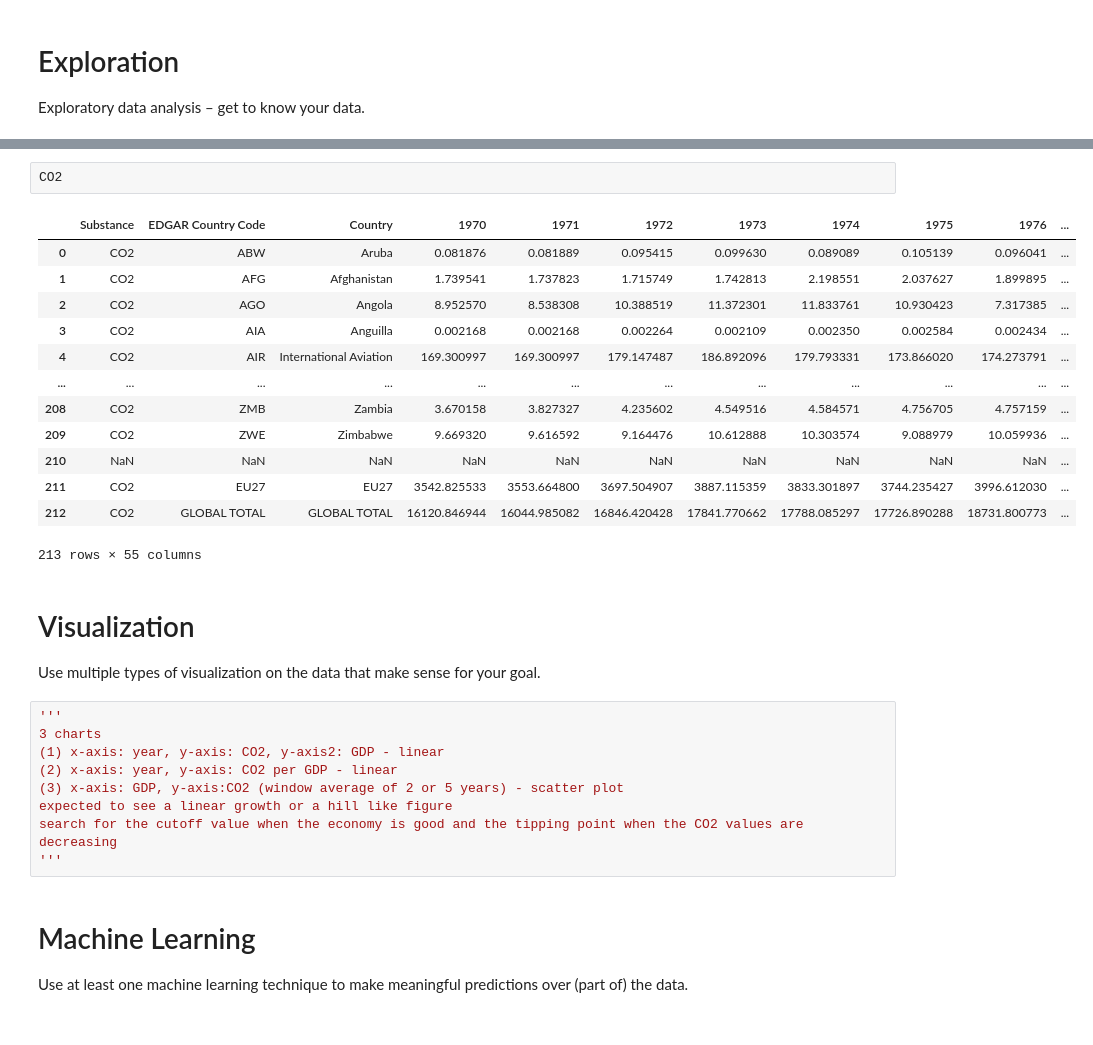
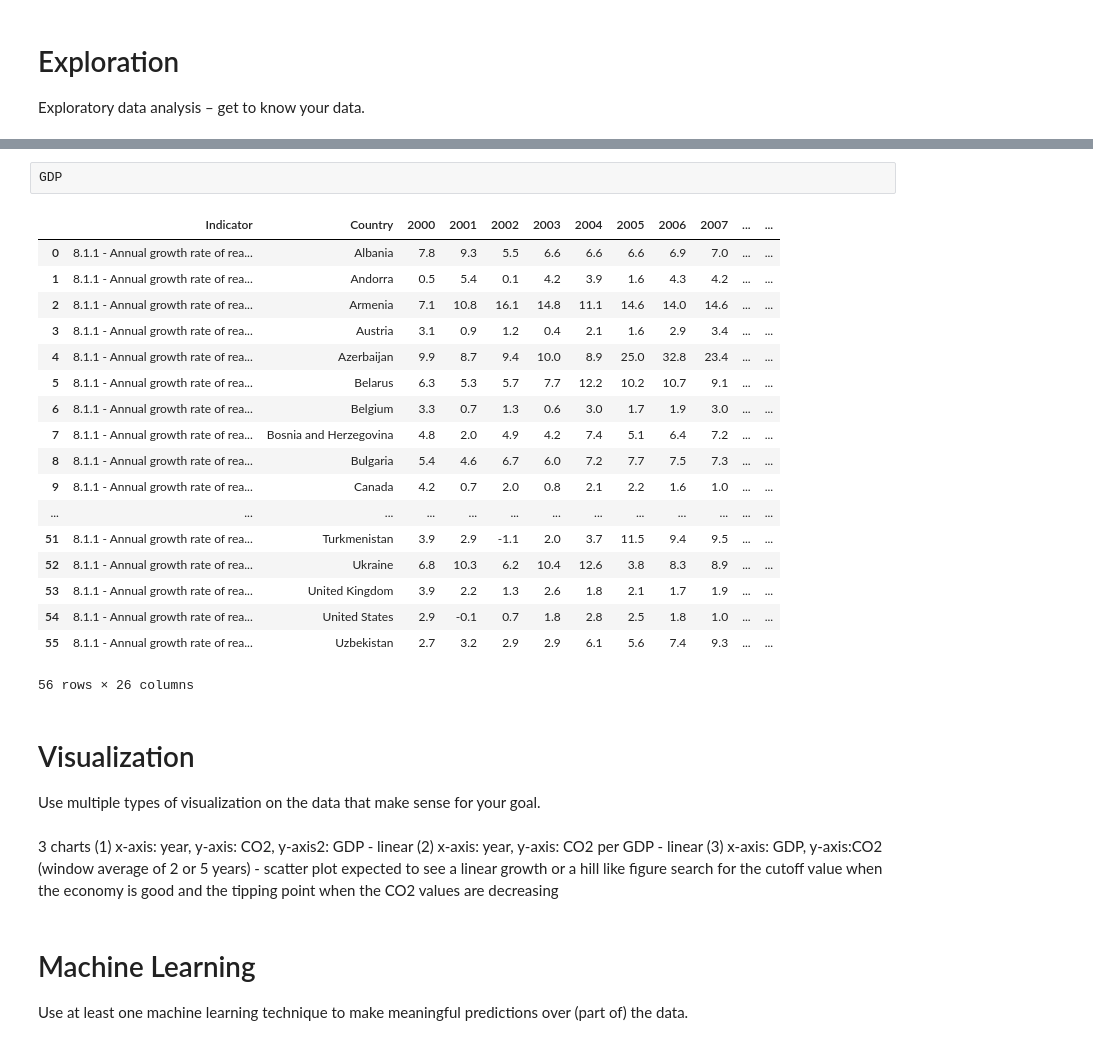
Before and after one commit to HAngerla/EPA112A_G1_W2024, a Jupyter notebook: src/EPA112A_project_group_groupOne.ipynb, the cells around one changed output, grey strips where cells are left out. Saved outputs shown, nothing was run; the diff lists cells and outputs as text.

```diff
--- a/src/EPA112A_project_group_groupOne.ipynb
+++ b/src/EPA112A_project_group_groupOne.ipynb
@@ -57,31 +94,34 @@ GDP.shape
 # %%
-CO2
+GDP
 # %% [output]
-|  | Substance | EDGAR Country Code | Country | 1970 | 1971 | 1972 | 1973 | 1974 | 1975 | 1976 | ... |
-| 0 | CO2 | ABW | Aruba | 0.081876 | 0.081889 | 0.095415 | 0.099630 | 0.089089 | 0.105139 | 0.096041 | ... |
-| 1 | CO2 | AFG | Afghanistan | 1.739541 | 1.737823 | 1.715749 | 1.742813 | 2.198551 | 2.037627 | 1.899895 | ... |
-| 2 | CO2 | AGO | Angola | 8.952570 | 8.538308 | 10.388519 | 11.372301 | 11.833761 | 10.930423 | 7.317385 | ... |
-| 3 | CO2 | AIA | Anguilla | 0.002168 | 0.002168 | 0.002264 | 0.002109 | 0.002350 | 0.002584 | 0.002434 | ... |
-| 4 | CO2 | AIR | International Aviation | 169.300997 | 169.300997 | 179.147487 | 186.892096 | 179.793331 | 173.866020 | 174.273791 | ... |
-| ... | ... | ... | ... | ... | ... | ... | ... | ... | ... | ... | ... |
-| 208 | CO2 | ZMB | Zambia | 3.670158 | 3.827327 | 4.235602 | 4.549516 | 4.584571 | 4.756705 | 4.757159 | ... |
-| 209 | CO2 | ZWE | Zimbabwe | 9.669320 | 9.616592 | 9.164476 | 10.612888 | 10.303574 | 9.088979 | 10.059936 | ... |
-| 210 | NaN | NaN | NaN | NaN | NaN | NaN | NaN | NaN | NaN | NaN | ... |
-| 211 | CO2 | EU27 | EU27 | 3542.825533 | 3553.664800 | 3697.504907 | 3887.115359 | 3833.301897 | 3744.235427 | 3996.612030 | ... |
-| 212 | CO2 | GLOBAL TOTAL | GLOBAL TOTAL | 16120.846944 | 16044.985082 | 16846.420428 | 17841.770662 | 17788.085297 | 17726.890288 | 18731.800773 | ... |
+|  | Indicator | Country | 2000 | 2001 | 2002 | 2003 | 2004 | 2005 | 2006 | 2007 | ... | ... |
+| 0 | 8.1.1 - Annual growth rate of rea... | Albania | 7.8 | 9.3 | 5.5 | 6.6 | 6.6 | 6.6 | 6.9 | 7.0 | ... | ... |
+| 1 | 8.1.1 - Annual growth rate of rea... | Andorra | 0.5 | 5.4 | 0.1 | 4.2 | 3.9 | 1.6 | 4.3 | 4.2 | ... | ... |
+| 2 | 8.1.1 - Annual growth rate of rea... | Armenia | 7.1 | 10.8 | 16.1 | 14.8 | 11.1 | 14.6 | 14.0 | 14.6 | ... | ... |
+| 3 | 8.1.1 - Annual growth rate of rea... | Austria | 3.1 | 0.9 | 1.2 | 0.4 | 2.1 | 1.6 | 2.9 | 3.4 | ... | ... |
+| 4 | 8.1.1 - Annual growth rate of rea... | Azerbaijan | 9.9 | 8.7 | 9.4 | 10.0 | 8.9 | 25.0 | 32.8 | 23.4 | ... | ... |
+| 5 | 8.1.1 - Annual growth rate of rea... | Belarus | 6.3 | 5.3 | 5.7 | 7.7 | 12.2 | 10.2 | 10.7 | 9.1 | ... | ... |
+| 6 | 8.1.1 - Annual growth rate of rea... | Belgium | 3.3 | 0.7 | 1.3 | 0.6 | 3.0 | 1.7 | 1.9 | 3.0 | ... | ... |
+| 7 | 8.1.1 - Annual growth rate of rea... | Bosnia and Herzegovina | 4.8 | 2.0 | 4.9 | 4.2 | 7.4 | 5.1 | 6.4 | 7.2 | ... | ... |
+| 8 | 8.1.1 - Annual growth rate of rea... | Bulgaria | 5.4 | 4.6 | 6.7 | 6.0 | 7.2 | 7.7 | 7.5 | 7.3 | ... | ... |
+| 9 | 8.1.1 - Annual growth rate of rea... | Canada | 4.2 | 0.7 | 2.0 | 0.8 | 2.1 | 2.2 | 1.6 | 1.0 | ... | ... |
+| ... | ... | ... | ... | ... | ... | ... | ... | ... | ... | ... | ... | ... |
+| 51 | 8.1.1 - Annual growth rate of rea... | Turkmenistan | 3.9 | 2.9 | -1.1 | 2.0 | 3.7 | 11.5 | 9.4 | 9.5 | ... | ... |
+| 52 | 8.1.1 - Annual growth rate of rea... | Ukraine | 6.8 | 10.3 | 6.2 | 10.4 | 12.6 | 3.8 | 8.3 | 8.9 | ... | ... |
+| 53 | 8.1.1 - Annual growth rate of rea... | United Kingdom | 3.9 | 2.2 | 1.3 | 2.6 | 1.8 | 2.1 | 1.7 | 1.9 | ... | ... |
+| 54 | 8.1.1 - Annual growth rate of rea... | United States | 2.9 | -0.1 | 0.7 | 1.8 | 2.8 | 2.5 | 1.8 | 1.0 | ... | ... |
+| 55 | 8.1.1 - Annual growth rate of rea... | Uzbekistan | 2.7 | 3.2 | 2.9 | 2.9 | 6.1 | 5.6 | 7.4 | 9.3 | ... | ... |
-213 rows × 55 columns
+56 rows × 26 columns
 # %% [markdown]
 # Visualization
 Use multiple types of visualization on the data that make sense for your goal.
-# %%
-'''
-3 charts
-(1) x-axis: year, y-axis: CO2, y-axis2: GDP - linear
-(2) x-axis: year, y-axis: CO2 per GDP - linear
-(3) x-axis: GDP, y-axis:CO2 (window average of 2 or 5 years) - scatter plot
-expected to see a linear growth or a hill like figure
-search for the cutoff value when the economy is good and the tipping point when the CO2 values are decreasing
-'''
+# %% [markdown]
+3 charts
+(1) x-axis: year, y-axis: CO2, y-axis2: GDP - linear
+(2) x-axis: year, y-axis: CO2 per GDP - linear
+(3) x-axis: GDP, y-axis:CO2 (window average of 2 or 5 years) - scatter plot
+expected to see a linear growth or a hill like figure
+search for the cutoff value when the economy is good and the tipping point when the CO2 values are decreasing
 # %% [markdown]
 # Machine Learning
 Use at least one machine learning technique to make meaningful predictions over (part of) the data.
```
Also changed, not shown: parts of 8 cells of this notebook.
